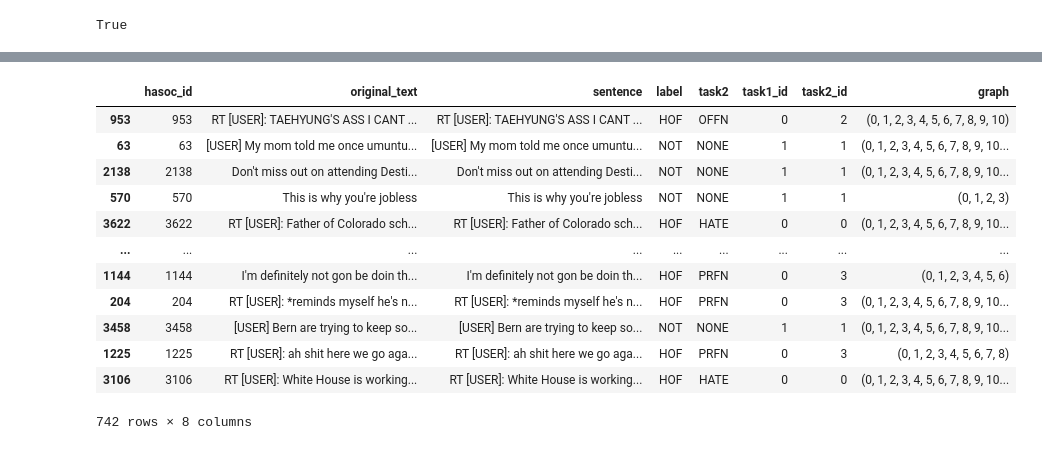
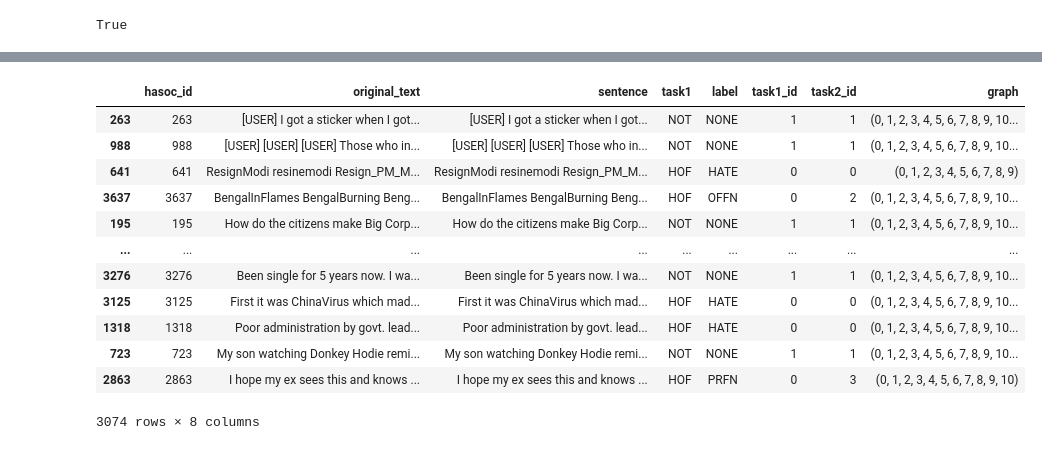
Before and after one commit to adaamko/POTATO, a Jupyter notebook: notebooks/hasoc2020.ipynb, the cells around one changed output, grey strips where cells are left out. Saved outputs shown, nothing was run; the diff lists cells and outputs as text; code cells hidden in the pictures.

Commit message:
Hasoc 2021 system

```diff
--- a/notebooks/hasoc2020.ipynb
+++ b/notebooks/hasoc2020.ipynb
@@ -64,5 +167,7 @@ model = GraphModel()
 # %%
-data.load_graphs("/home/kovacs/projects/exp-relation-extraction/notebooks/graphs/hasoc2020_train_amr.pickle")
+train_data.load_graphs("/home/kovacs/projects/exp-relation-extraction/notebooks/graphs/hasoc2021_train_amr.pickle")
+test_data.load_graphs("/home/kovacs/projects/exp-relation-extraction/notebooks/graphs/hasoc2021_test_amr.pickle")
 #graphs = data.parse_graphs(extractor, format="fourlang")
 # %%
-df = data.to_dataframe()
+df_train = train_data.to_dataframe()
+df_test = test_data.to_dataframe()
@@ -308,3 +339,3 @@ with open("features_task1.json", "w+") as f:
     json.dump(features, f)
 # %%
-train, val = split(df, test_size=0.2, random_state=1234)
+train, val = split(df_train, test_size=0.2, random_state=1234)
@@ -311,22 +358,22 @@ train, val = split(df, test_size=0.2, random_state=1234)
 # %%
-train = train.rename(columns={'preprocessed_text': 'sentence', 'task1': 'label'})
-val = val.rename(columns={'preprocessed_text': 'sentence', 'task1': 'label'})
+train = train.rename(columns={'preprocessed_text': 'sentence', 'task2': 'label'})
+val = val.rename(columns={'preprocessed_text': 'sentence', 'task2': 'label'})
 # %%
-val
+train
 # %% [output]
-|  | hasoc_id | original_text | sentence | label | task2 | task1_id | task2_id | graph |
-| 953 | 953 | RT [USER]: TAEHYUNG'S ASS I CANT ... | RT [USER]: TAEHYUNG'S ASS I CANT ... | HOF | OFFN | 0 | 2 | (0, 1, 2, 3, 4, 5, 6, 7, 8, 9, 10) |
-| 63 | 63 | [USER] My mom told me once umuntu... | [USER] My mom told me once umuntu... | NOT | NONE | 1 | 1 | (0, 1, 2, 3, 4, 5, 6, 7, 8, 9, 10... |
-| 2138 | 2138 | Don't miss out on attending Desti... | Don't miss out on attending Desti... | NOT | NONE | 1 | 1 | (0, 1, 2, 3, 4, 5, 6, 7, 8, 9, 10... |
-| 570 | 570 | This is why you're jobless | This is why you're jobless | NOT | NONE | 1 | 1 | (0, 1, 2, 3) |
-| 3622 | 3622 | RT [USER]: Father of Colorado sch... | RT [USER]: Father of Colorado sch... | HOF | HATE | 0 | 0 | (0, 1, 2, 3, 4, 5, 6, 7, 8, 9, 10... |
+|  | hasoc_id | original_text | sentence | task1 | label | task1_id | task2_id | graph |
+| 263 | 263 | [USER] I got a sticker when I got... | [USER] I got a sticker when I got... | NOT | NONE | 1 | 1 | (0, 1, 2, 3, 4, 5, 6, 7, 8, 9, 10... |
+| 988 | 988 | [USER] [USER] [USER] Those who in... | [USER] [USER] [USER] Those who in... | NOT | NONE | 1 | 1 | (0, 1, 2, 3, 4, 5, 6, 7, 8, 9, 10... |
+| 641 | 641 | ResignModi resinemodi Resign_PM_M... | ResignModi resinemodi Resign_PM_M... | HOF | HATE | 0 | 0 | (0, 1, 2, 3, 4, 5, 6, 7, 8, 9) |
+| 3637 | 3637 | BengalInFlames BengalBurning Beng... | BengalInFlames BengalBurning Beng... | HOF | OFFN | 0 | 2 | (0, 1, 2, 3, 4, 5, 6, 7, 8, 9, 10... |
+| 195 | 195 | How do the citizens make Big Corp... | How do the citizens make Big Corp... | NOT | NONE | 1 | 1 | (0, 1, 2, 3, 4, 5, 6, 7, 8, 9, 10... |
 | ... | ... | ... | ... | ... | ... | ... | ... | ... |
-| 1144 | 1144 | I'm definitely not gon be doin th... | I'm definitely not gon be doin th... | HOF | PRFN | 0 | 3 | (0, 1, 2, 3, 4, 5, 6) |
-| 204 | 204 | RT [USER]: *reminds myself he's n... | RT [USER]: *reminds myself he's n... | HOF | PRFN | 0 | 3 | (0, 1, 2, 3, 4, 5, 6, 7, 8, 9, 10... |
-| 3458 | 3458 | [USER] Bern are trying to keep so... | [USER] Bern are trying to keep so... | NOT | NONE | 1 | 1 | (0, 1, 2, 3, 4, 5, 6, 7, 8, 9, 10... |
-| 1225 | 1225 | RT [USER]: ah shit here we go aga... | RT [USER]: ah shit here we go aga... | HOF | PRFN | 0 | 3 | (0, 1, 2, 3, 4, 5, 6, 7, 8) |
-| 3106 | 3106 | RT [USER]: White House is working... | RT [USER]: White House is working... | HOF | HATE | 0 | 0 | (0, 1, 2, 3, 4, 5, 6, 7, 8, 9, 10... |
+| 3276 | 3276 | Been single for 5 years now. I wa... | Been single for 5 years now. I wa... | NOT | NONE | 1 | 1 | (0, 1, 2, 3, 4, 5, 6, 7, 8, 9, 10... |
+| 3125 | 3125 | First it was ChinaVirus which mad... | First it was ChinaVirus which mad... | HOF | HATE | 0 | 0 | (0, 1, 2, 3, 4, 5, 6, 7, 8, 9, 10... |
+| 1318 | 1318 | Poor administration by govt. lead... | Poor administration by govt. lead... | HOF | HATE | 0 | 0 | (0, 1, 2, 3, 4, 5, 6, 7, 8, 9, 10... |
+| 723 | 723 | My son watching Donkey Hodie remi... | My son watching Donkey Hodie remi... | NOT | NONE | 1 | 1 | (0, 1, 2, 3, 4, 5, 6, 7, 8, 9, 10... |
+| 2863 | 2863 | I hope my ex sees this and knows ... | I hope my ex sees this and knows ... | HOF | PRFN | 0 | 3 | (0, 1, 2, 3, 4, 5, 6, 7, 8, 9, 10) |
-742 rows × 8 columns
+3074 rows × 8 columns
 # %%
 train.to_pickle("train_dataset")
 val.to_pickle("val_dataset")
```
Also changed, not shown: parts of 47 cells of this notebook, 8 other files.
